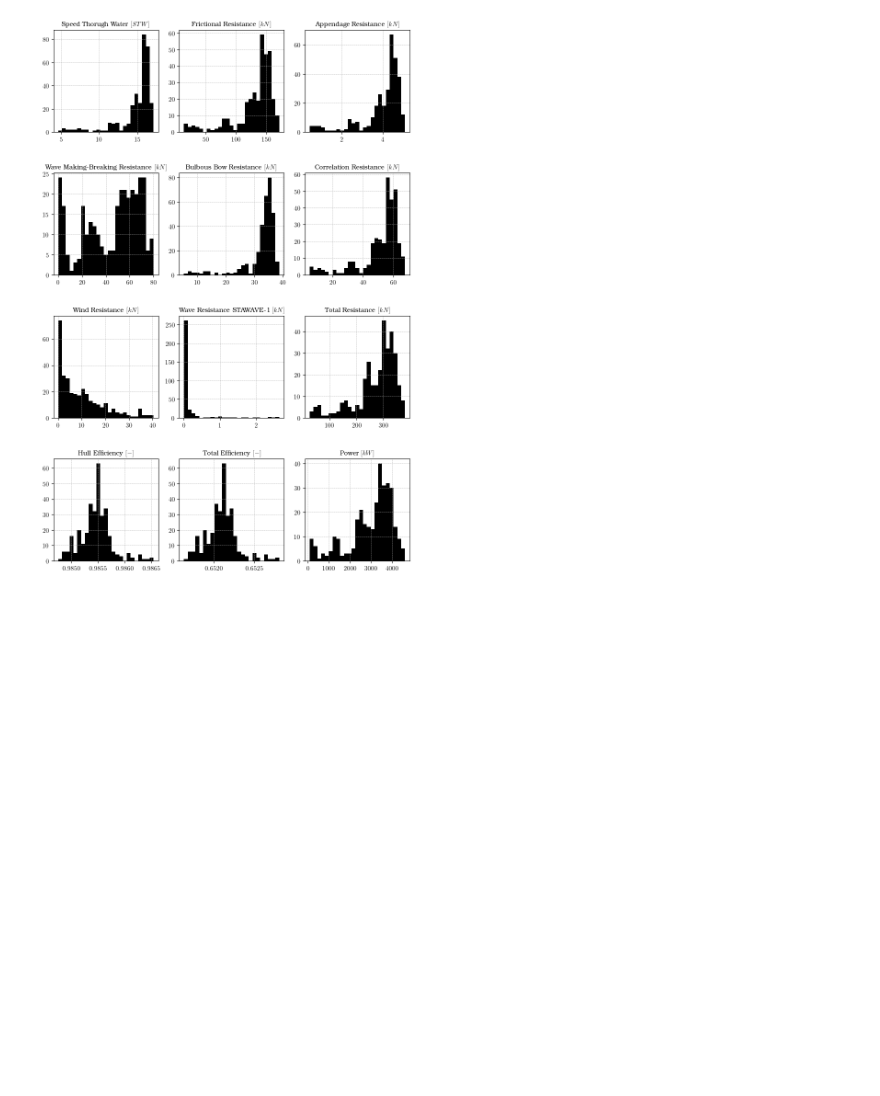
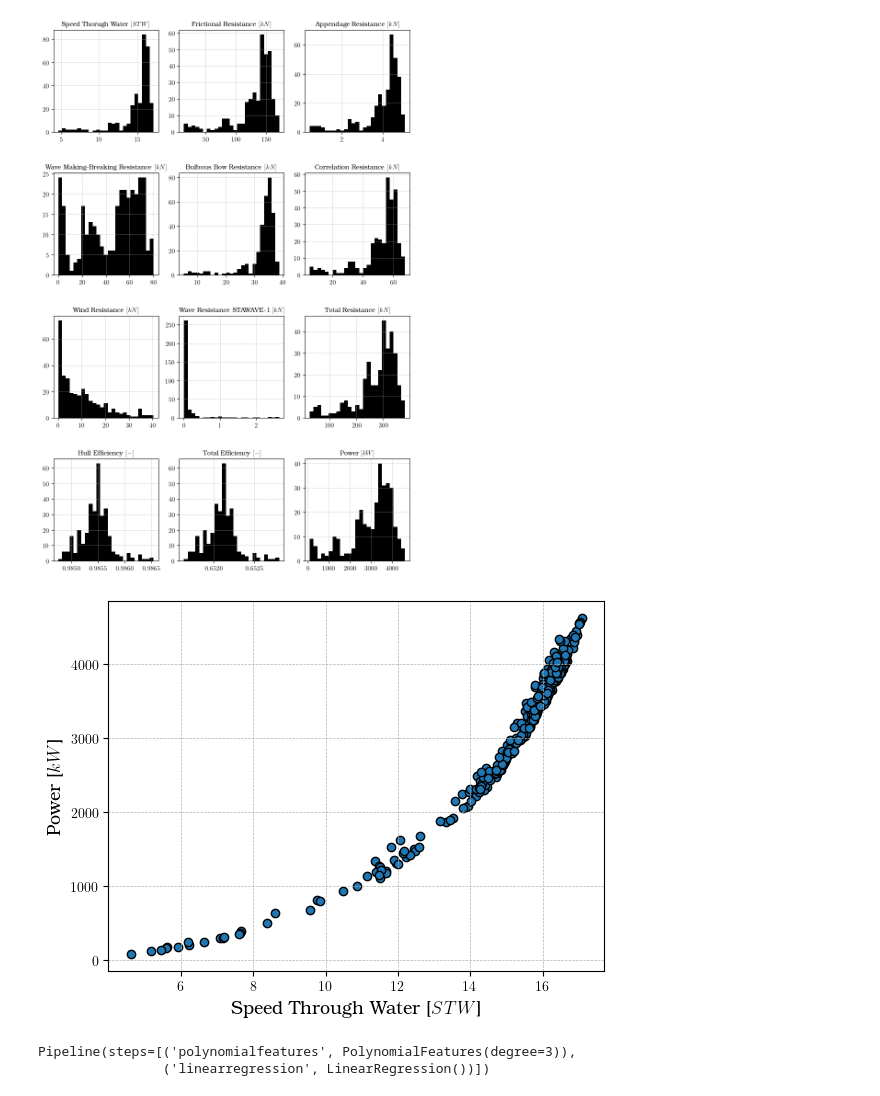
Before and after one commit to hiwafi/thesis-ais, a Jupyter notebook: AISJune_stg_two_v2.ipynb, the cells around one changed output. Cells and saved outputs as stored; diff of their text form; code cells hidden in the pictures; blank space fills up the shorter version.

```diff
--- a/AISJune_stg_two_v2.ipynb
+++ b/AISJune_stg_two_v2.ipynb
@@ -1277,3 +1277,24 @@ fig.subplots_adjust(hspace=0.4)
 plt.show()
 # %% [output]
 [figure]
+# %%
+plt.scatter(stw,P_b,edgecolors='black')
+plt.xlabel(r'Speed Through Water [$STW$]', fontsize=13)
+plt.ylabel(r'Power [$kW$]', fontsize=13)
+plt.grid(linestyle = '--', linewidth = 0.5)
+plt.show()
+# %% [output]
+[figure, added]
+# %%
+from sklearn.preprocessing import PolynomialFeatures
+from sklearn.pipeline import make_pipeline
+from sklearn.linear_model import LinearRegression
+
+degree=3
+X_seq = np.linspace(min(stw), max(stw), 322).reshape(-1, 1)
+# X_seq = np.linspace(min(stw), max(stw), 322).reshape(-1, 1)
+polyreg=make_pipeline(PolynomialFeatures(degree),LinearRegression())
+polyreg.fit(stw.values.reshape(-1,1),P_b)
+# %% [output]
+Pipeline(steps=[('polynomialfeatures', PolynomialFeatures(degree=3)),
+                ('linearregression', LinearRegression())])
```
Also changed, not shown: parts of 18 cells of this notebook, 2 other files.
